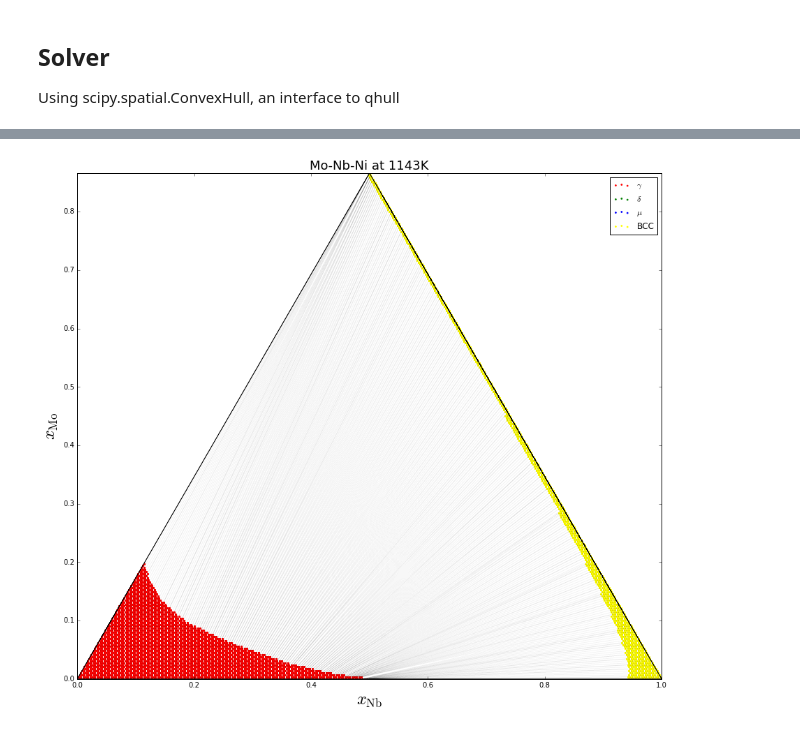
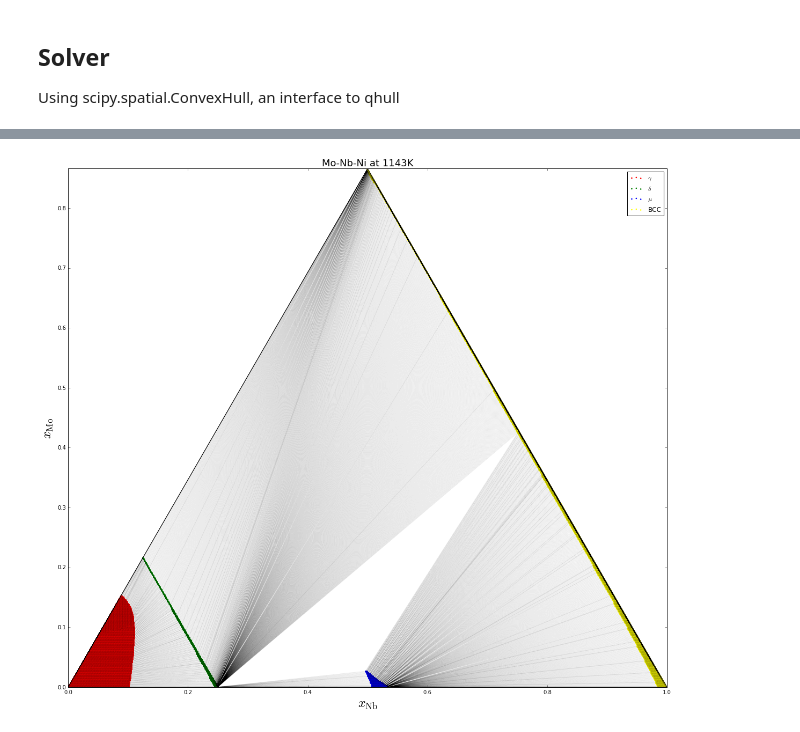
Before and after one commit to usnistgov/phasefield-precipitate-aging, a Jupyter notebook: CALPHAD_qhull.ipynb, the cells around one changed output, grey strips where cells are left out. Cells and saved outputs as stored; diff of their text form; code cells hidden in the pictures.

```diff
--- a/CALPHAD_qhull.ipynb
+++ b/CALPHAD_qhull.ipynb
@@ -158,7 +161,7 @@ if True:
 
     for xmo in np.linspace(epsilon,1,1001):
         xni = 1-xmo-xnb
-        if xni+epsilon>0:
+        if xni>0:
             X.append(xmo)
             G[0].append(Gg(xmo,xnb,xni))
             G[1].append(Gd(xmo,xnb,xni))
@@ -168,6 +171,7 @@ if True:
     plt.figure(figsize=(8, 8))
     plt.xlabel(r'$x_\mathrm{Mo}$', fontsize=24)
     plt.ylabel(r'$\mathcal{G}$', fontsize=24)
+    plt.ylim([-65000, -40000])
     for i in range(len(labels)):
         plt.plot(X, G[i], color=colors[i], label=labels[i])
     plt.legend(loc='best')
@@ -374,14 +295,20 @@ def computeKernelExclusive(n):
     xmo = (s + epsilon) / (density-1)
     xni = 1 - xmo - xnb
 
-    if xni+epsilon>0:
-        return [xmo, xnb, xni, Gg(xmo, xnb, xni), Gd(xmo, xnb, xni), Gu(xmo, xnb, xni), Gb(xmo, xnb, xni)]
-        #return [xmo, xnb, xni, Gd(xmo, xnb, xni), Gu(xmo, xnb, xni), Gb(xmo, xnb, xni)]
-    else:
-        return [0]*7
-        #return [0]*6
+    result = [0]*7
+
+    if xni>0:
+        result[0] = xmo
+        result[1] = xnb
+        result[2] = xni
+        result[3] = Gg(xmo,xnb,xni)
+        result[4] = Gd(xmo,xnb,xni)
+        result[5] = Gu(xmo,xnb,xni)
+        result[6] = Gb(xmo,xnb,xni)
+
+    return result
 # %%
-density = 251
+density = 751
 allMo = []
 allNb = []
 allG = []
@@ -395,7 +322,7 @@ if __name__ == '__main__':
     bar = FloatProgress(min=0,max=density**2) #(density-1)/2)
     display(bar)
 
-    pool = Pool(12)
+    pool = Pool(6)
 
     i = 0
     for result in pool.imap(computeKernelExclusive, range(density**2)):
@@ -414,6 +341,8 @@ if __name__ == '__main__':
         i += 1
         bar.value = i
 
+    pool.close()
+
     points = np.array([allMo, allNb, allG]).T
 
     hull = ConvexHull(points)
@@ -429,30 +358,32 @@ colors = ['red', 'green','blue', 'yellow']
 X = [[],[],[],[]]
 Y = [[],[],[],[]]
 tielines = []
+trilines = []
 
 for simplex in hull.simplices:
     for i in simplex:
         X[allID[i]].append(allNb[i])
         Y[allID[i]].append(allMo[i])
         for j in simplex:
-            if i==j or allID[i]==allID[j]:
+            if allID[i]==allID[j]:
                 pass
-            tielines.append([[allNb[i], allNb[j]], [allMo[i], allMo[j]]])
+            tielines.append([[allNb[i], allNb[j]],
+                             [allMo[i], allMo[j]]])
 # %%
 # Plot phase diagram
-pltsize = 15
+pltsize = 20
 plt.figure(figsize=(pltsize, rt3by2*pltsize))
 plt.title("Mo-Nb-Ni at %.0fK"%temp, fontsize=18)
 plt.xlim([0,1])
 plt.ylim([0,rt3by2])
 plt.xlabel(r'$x_\mathrm{Nb}$', fontsize=24)
 plt.ylabel(r'$x_\mathrm{Mo}$', fontsize=24)
 plt.plot(XS, YS, '-k')
 for tie in tielines:
-    plt.plot(tie[0], tie[1], '-k', alpha=0.01)
+    plt.plot(tie[0], tie[1], '-k', alpha=0.02)
 for i in range(len(labels)):
-    plt.scatter(X[i], Y[i], color=colors[i], s=3, label=labels[i])
+    plt.scatter(X[i], Y[i], color=colors[i], s=2.5, label=labels[i])
 plt.legend(loc='best')
 plt.show()
 # %% [output]
-[figure, old version]
+[figure, new version]
```
Also changed, not shown: parts of 14 cells of this notebook.
